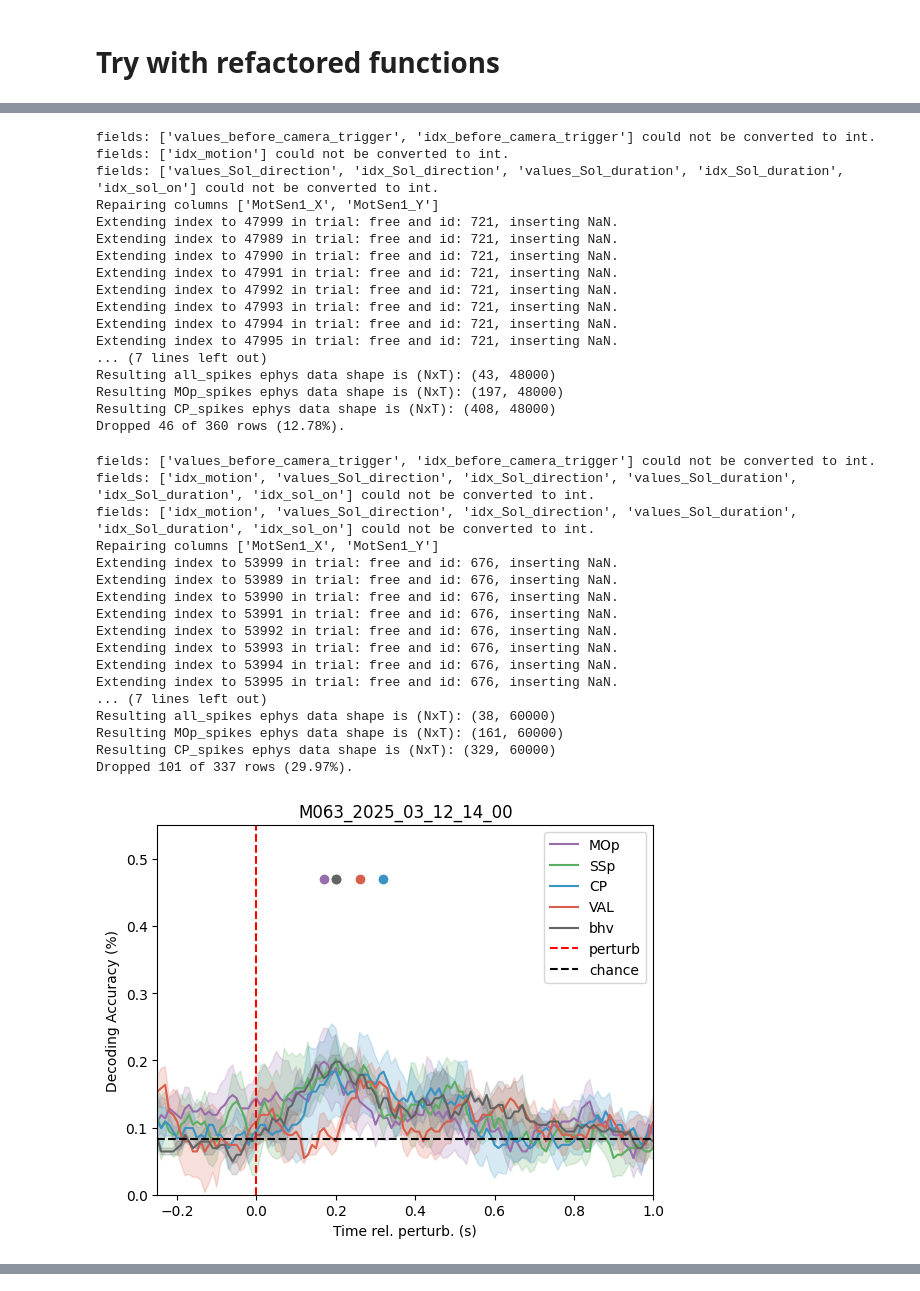
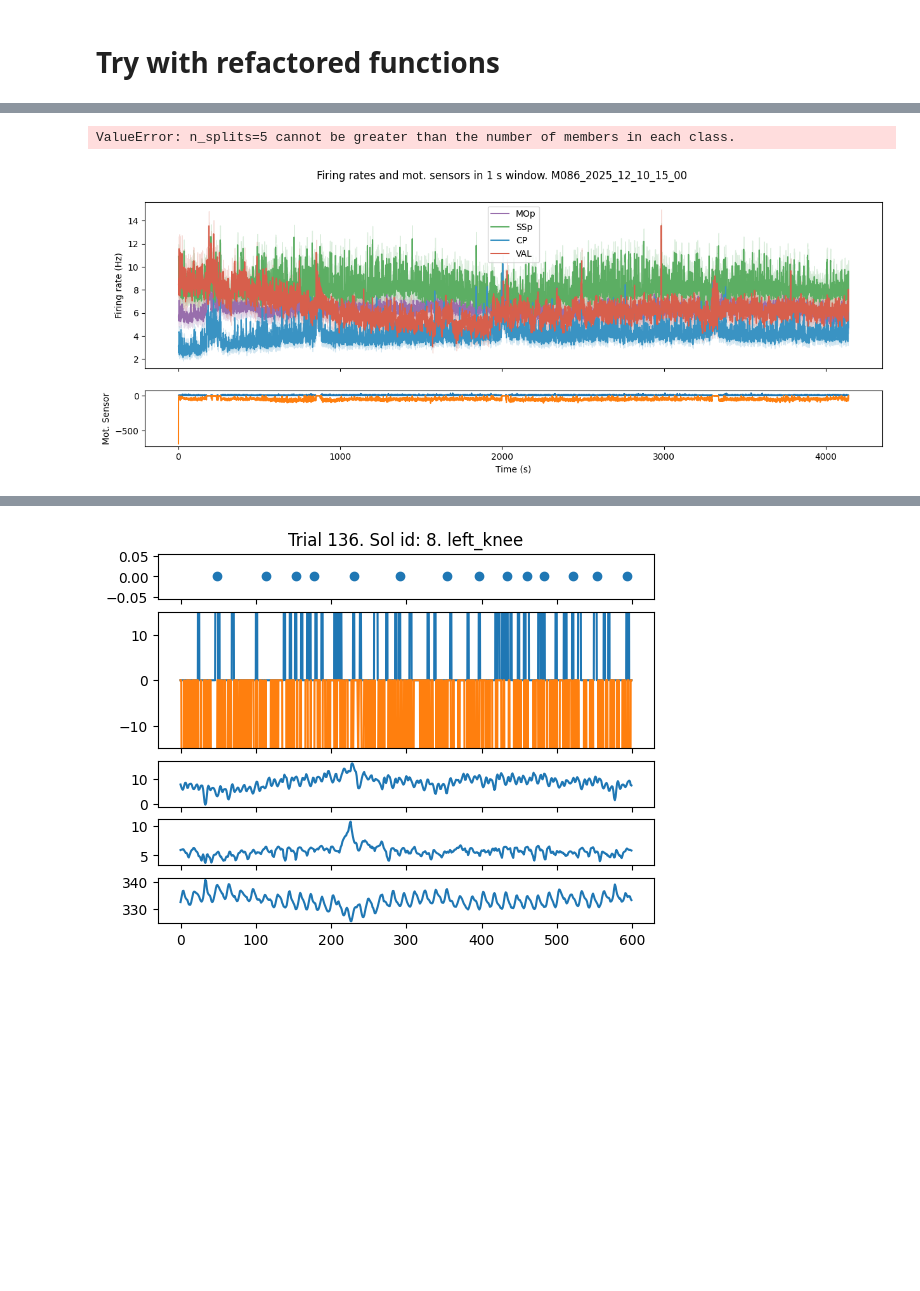
Before and after one commit to martinesparza/earthquake-analysis, a Jupyter notebook: notebooks/pipelines/quality_control.ipynb, the cells around one changed output, grey strips where cells are left out. Drawn from its saved outputs; the diff is of its cells as text; code cells hidden in the pictures; blank space fills up the shorter version.

```diff
--- a/notebooks/pipelines/quality_control.ipynb
+++ b/notebooks/pipelines/quality_control.ipynb
@@ -212,22 +194,26 @@ Dropped 11 of 333 rows (3.30%).
 # %%
 sessions = [
-    # 'M061_2025_03_04_10_00',
-    # 'M061_2025_03_05_14_00',
-    # 'M061_2025_03_06_14_00',
-    'M063_2025_03_12_14_00',
-    'M063_2025_03_13_14_00',
-    'M063_2025_03_14_15_30',
-    # 'M062_2025_03_19_14_00',
-    # 'M062_2025_03_20_14_00',
-    # 'M062_2025_03_21_14_00',
-    # 'M078_2025_08_05_15_30',
-    # 'M078_2025_08_06_15_00',
-    # 'M078_2025_08_07_13_30',
+    # ('M061_2025_03_04_10_00', 2),
+    # ('M061_2025_03_05_14_00', 2),
+    # ('M061_2025_03_06_14_00', 1),
+    # ('M063_2025_03_12_14_00', None),
+    # ('M063_2025_03_13_14_00', 7),
+    # ('M063_2025_03_14_15_30', None),
+    # ('M062_2025_03_19_14_00', 6),
+    # ('M062_2025_03_20_14_00', 0.5),
+    # ('M062_2025_03_21_14_00', 2),
+    # ('M078_2025_08_05_15_30', None),
+    # ('M078_2025_08_06_15_00', None),
+    # ('M078_2025_08_07_13_30', 2),
+    # ('M086_2025_12_09_16_00', 0.75),
+    ('M086_2025_12_10_15_00', 0.75)
+
 ]
 
-for session in sessions:
+for session, p in sessions:
     reports.run_quality_control_on_session(
         data_dir='/data/bnd-data/raw/',
-        session=session
+        session=session,
+        p=p
     )
 # %% [output]
@@ -251,35 +236,2 @@ Dropped 152 of 354 rows (42.94%).
-fields: ['values_before_camera_trigger', 'idx_before_camera_trigger'] could not be converted to int.
-fields: ['idx_motion'] could not be converted to int.
-fields: ['values_Sol_direction', 'idx_Sol_direction', 'values_Sol_duration', 'idx_Sol_duration', 'idx_sol_on'] could not be converted to int.
-Repairing columns ['MotSen1_X', 'MotSen1_Y']
-Extending index to 47999 in trial: free and id: 721, inserting NaN.
-Extending index to 47989 in trial: free and id: 721, inserting NaN.
-Extending index to 47990 in trial: free and id: 721, inserting NaN.
-Extending index to 47991 in trial: free and id: 721, inserting NaN.
-Extending index to 47992 in trial: free and id: 721, inserting NaN.
-Extending index to 47993 in trial: free and id: 721, inserting NaN.
-Extending index to 47994 in trial: free and id: 721, inserting NaN.
-Extending index to 47995 in trial: free and id: 721, inserting NaN.
-... (7 lines left out)
-Resulting all_spikes ephys data shape is (NxT): (43, 48000)
-Resulting MOp_spikes ephys data shape is (NxT): (197, 48000)
-Resulting CP_spikes ephys data shape is (NxT): (408, 48000)
-Dropped 46 of 360 rows (12.78%).
+ValueError: n_splits=5 cannot be greater than the number of members in each class.
-fields: ['values_before_camera_trigger', 'idx_before_camera_trigger'] could not be converted to int.
-fields: ['idx_motion', 'values_Sol_direction', 'idx_Sol_direction', 'values_Sol_duration', 'idx_Sol_duration', 'idx_sol_on'] could not be converted to int.
-fields: ['idx_motion', 'values_Sol_direction', 'idx_Sol_direction', 'values_Sol_duration', 'idx_Sol_duration', 'idx_sol_on'] could not be converted to int.
-Repairing columns ['MotSen1_X', 'MotSen1_Y']
-Extending index to 53999 in trial: free and id: 676, inserting NaN.
-Extending index to 53989 in trial: free and id: 676, inserting NaN.
-Extending index to 53990 in trial: free and id: 676, inserting NaN.
-Extending index to 53991 in trial: free and id: 676, inserting NaN.
-Extending index to 53992 in trial: free and id: 676, inserting NaN.
-Extending index to 53993 in trial: free and id: 676, inserting NaN.
-Extending index to 53994 in trial: free and id: 676, inserting NaN.
-Extending index to 53995 in trial: free and id: 676, inserting NaN.
-... (7 lines left out)
-Resulting all_spikes ephys data shape is (NxT): (38, 60000)
-Resulting MOp_spikes ephys data shape is (NxT): (161, 60000)
-Resulting CP_spikes ephys data shape is (NxT): (329, 60000)
-Dropped 101 of 337 rows (29.97%).
-[figure, old version]
+[figure, new version]
@@ -287,0 +240 @@ Dropped 101 of 337 rows (29.97%).
+[figure, added]
```
Also changed, not shown: parts of 2 cells of this notebook, 7 other files.
